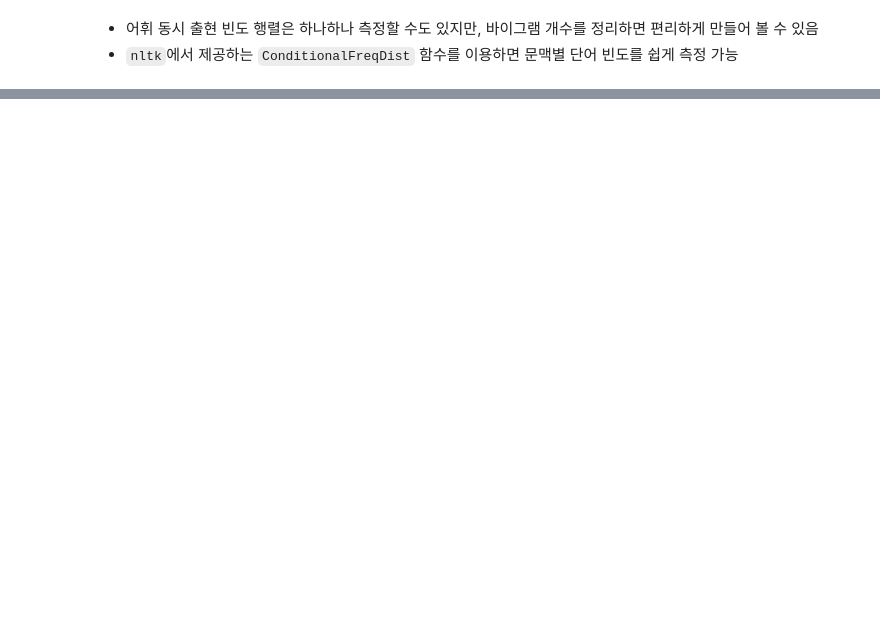
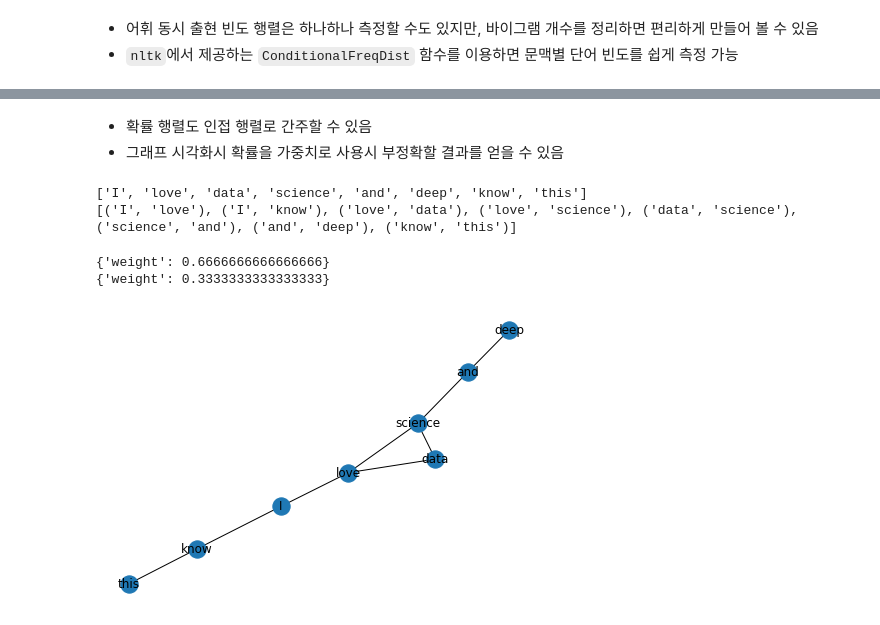
Before and after one commit to bbinibini/Natural-Laguage-Processing, a Jupyter notebook: 5.의미 연결망 분석(Semantic Network Analysis).ipynb, the cells around one changed output, grey strips where cells are left out. Drawn from its saved outputs; the diff is of its cells as text; code cells hidden in the pictures; blank space fills up the shorter version.

```diff
--- a/5.의미 연결망 분석(Semantic Network Analysis).ipynb
+++ b/5.의미 연결망 분석(Semantic Network Analysis).ipynb
@@ -64,0 +90,3 @@ print(qgram_list)
+# %%
+cfd = ConditionalFreqDist(token)
+cfd.conditions()
@@ -64,0 +110,14 @@ print(qgram_list)
+# %%
+import numpy as np
+
+freq_matrix = []
+
+for i in cfd.keys() :
+    temp = []
+    for j in cfd.keys() :
+        temp.append(cfd[i][j])   # 전체 단어와 단어들 간에 빈도
+    freq_matrix.append(temp)
+freq_matrix = np.array(freq_matrix)
+
+print(cfd.keys())
+print(freq_matrix)
@@ -64,0 +136,5 @@ print(qgram_list)
+# %%
+import pandas as pd
+
+df = pd.DataFrame(freq_matrix, index=cfd.keys(), columns = cfd.keys())
+df.style.background_gradient(cmap='coolwarm')
@@ -64,0 +157,7 @@ print(qgram_list)
+# %%
+import networkx as nx
+
+G = nx.from_pandas_adjacency(df) #판다스 인접행렬만 가능
+print(G.nodes()) #각각의 단어들이 노드가 됨
+print(G.edges()) #노드들을 잇는 엣지
+# 엣지 가중치는 표현 안하나?
@@ -64,0 +231,21 @@ print(qgram_list)
+# %% [markdown]
+* 확률 행렬도 인접 행렬로 간주할 수 있음
+* 그래프 시각화시 확률을 가중치로 사용시 부정확할 결과를 얻을 수 있음
+# %%
+prob_G = nx.from_pandas_adjacency(df)
+
+print(G.nodes()) #각각의 단어들이 노드가 됨
+print(G.edges()) #노드들을 잇는 엣지
+# %% [output]
+['I', 'love', 'data', 'science', 'and', 'deep', 'know', 'this']
+[('I', 'love'), ('I', 'know'), ('love', 'data'), ('love', 'science'), ('data', 'science'), ('science', 'and'), ('and', 'deep'), ('know', 'this')]
+# %%
+print(prob_G.edges()[('I', 'love')])
+print(prob_G.edges()[('I', 'know')]) #가중치 표현하네용
+# %% [output]
+{'weight': 0.6666666666666666}
+{'weight': 0.3333333333333333}
+# %%
+nx.draw(G, with_labels=True)
+# %% [output]
+[figure, added]
```
Also changed, not shown: parts of 19 cells of this notebook.
